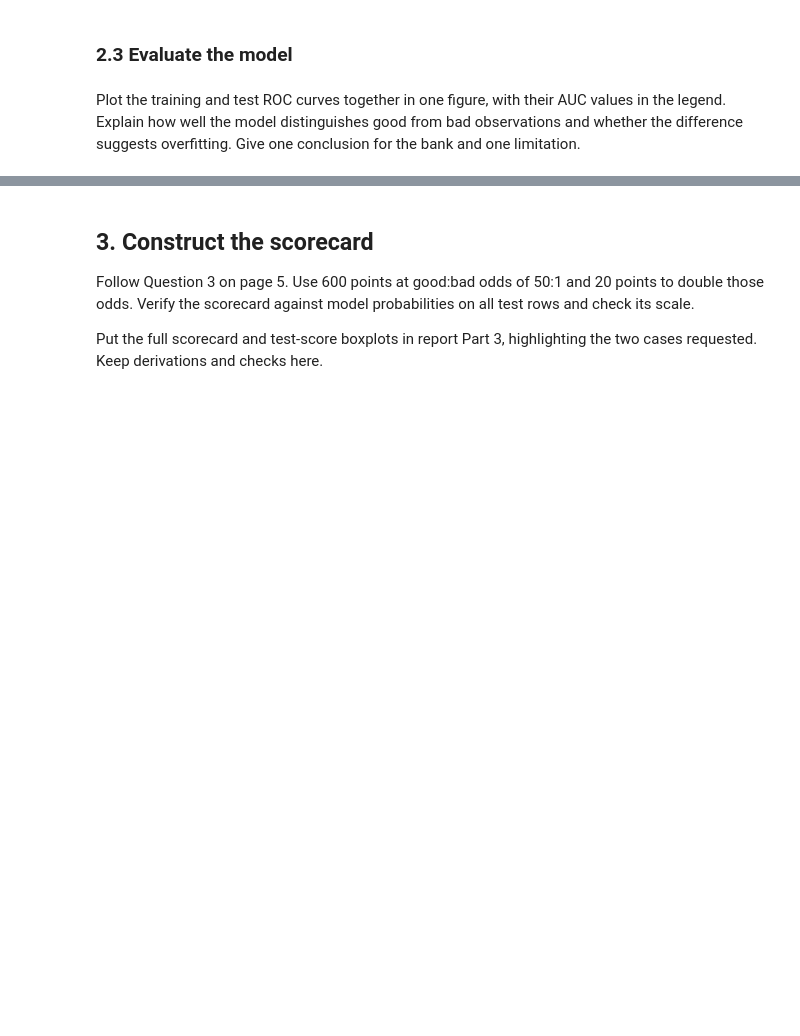
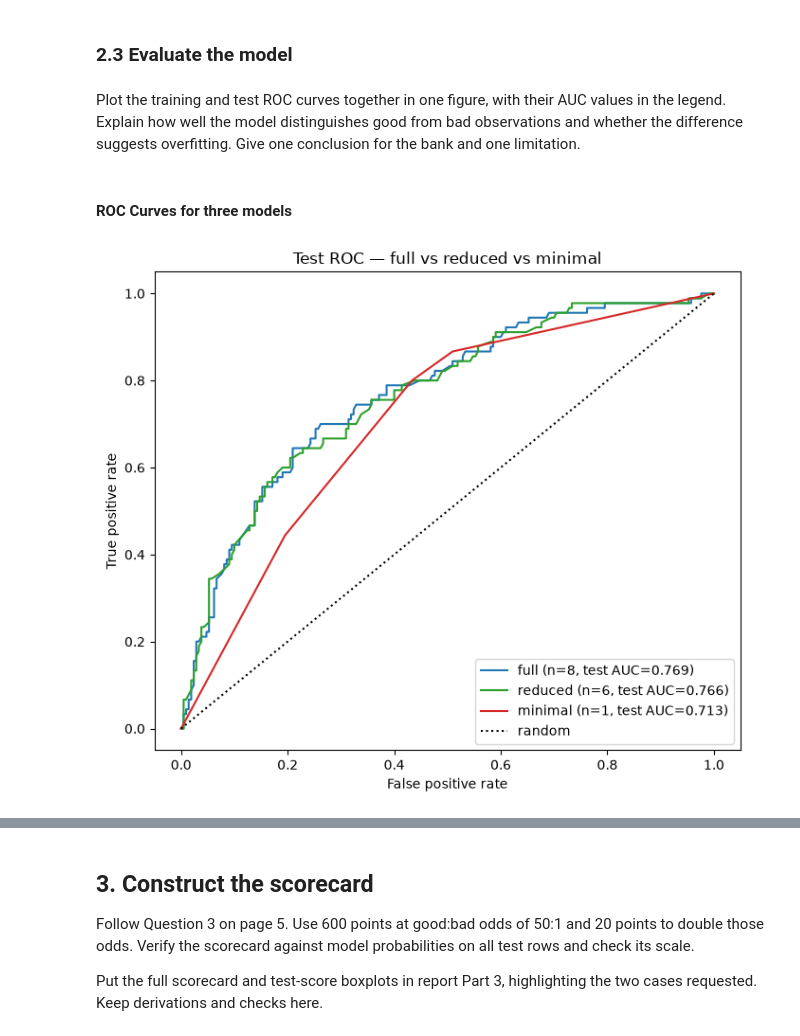
Before and after one commit to Muten-Roshi-Sama/data-science-for-business-KUL, a Jupyter notebook: credit-risk-analysis/A1_Notebook.ipynb, the cells around one changed output, grey strips where cells are left out. Cells and saved outputs as stored; diff of their text form; code cells hidden in the pictures; blank space fills up the shorter version.

```diff
--- a/credit-risk-analysis/A1_Notebook.ipynb
+++ b/credit-risk-analysis/A1_Notebook.ipynb
@@ -949,5 +1017,24 @@ Intercept: -0.8451759761812772
 Plot the training and test ROC curves together in one figure, with their AUC values in the
 legend. Explain how well the model distinguishes good from bad observations and whether the
 difference suggests overfitting. Give one conclusion for the bank and one limitation.
+# %% [markdown]
+#### ROC Curves for three models
 # %%
-#
+fig, ax = plt.subplots(figsize=(7, 6))
+for name, color in [("full", "tab:blue"),
+                    ("reduced", "tab:green"),
+                    ("minimal", "tab:red")]:
+    r = results[name]
+    fpr, tpr, _ = roc_curve(test["bad"], r["p_test"])
+    ax.plot(fpr, tpr, color=color,
+            label=f"{name} (n={len(datasets[name]['vars'])}, test AUC={r['auc_test']:.3f})")
+
+ax.plot([0, 1], [0, 1], "k:", label="random")
+ax.set_xlabel("False positive rate")
+ax.set_ylabel("True positive rate")
+ax.set_title("Test ROC — full vs reduced vs minimal")
+ax.legend(loc="lower right")
+plt.tight_layout()
+plt.show()
+# %% [output]
+[figure, added]
```
Also changed, not shown: parts of 32 cells of this notebook.
